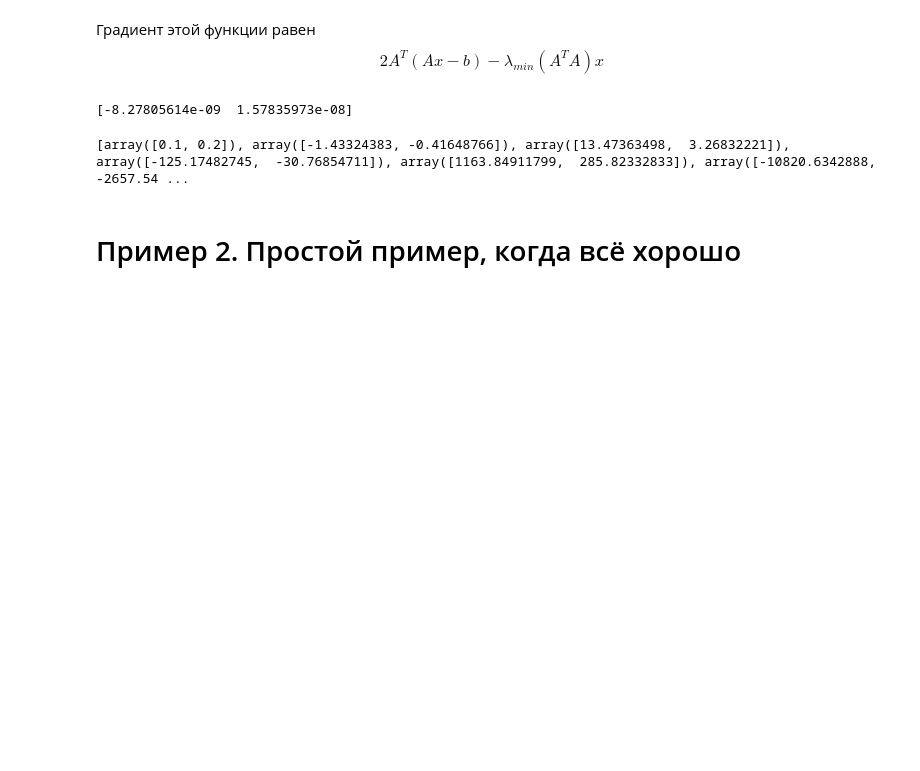
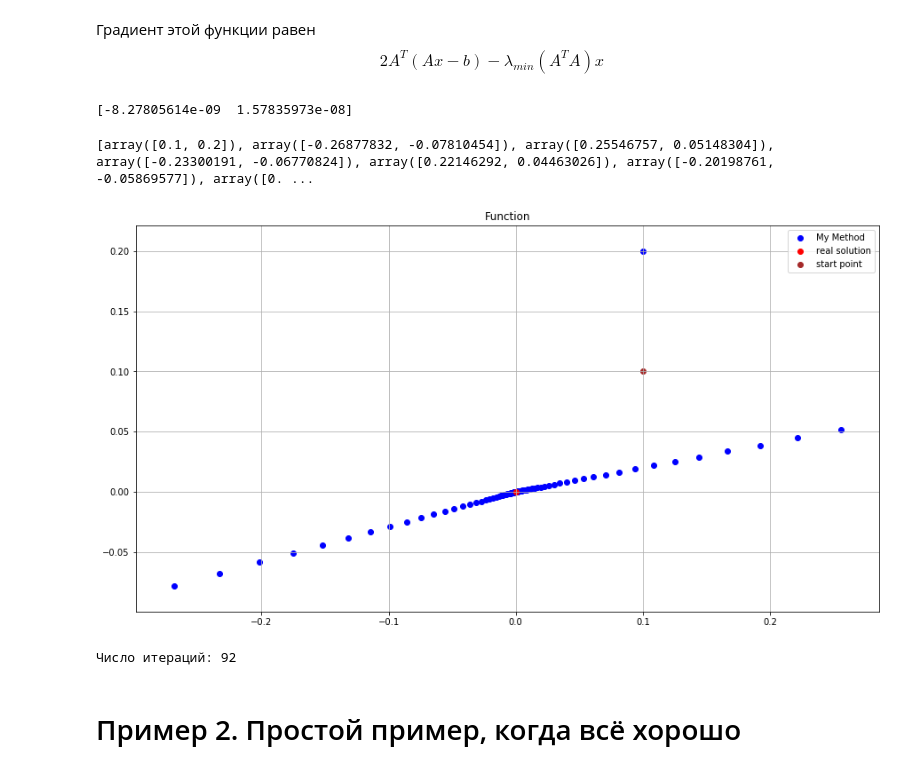
Before and after one commit to TimurIbr/Some-optimization-methods, a Jupyter notebook: Metod_dvoystvennykh_usredneniy.ipynb, the cells around one changed output. Cells and saved outputs as stored; diff of their text form; code cells hidden in the pictures; blank space fills up the shorter version.

```diff
--- a/Metod_dvoystvennykh_usredneniy.ipynb
+++ b/Metod_dvoystvennykh_usredneniy.ipynb
@@ -37,7 +37,9 @@ def DoDual (gradient, eps, step, x_start):
 #Определим функцию шага h_i = 1/k
 
 def step(i):
-    return 0.05
+    eig, v = np.linalg.eig (A.transpose() @ A) #вычисляем собственные числа и векторы квадратной матрицы A^{T} A
+    e = max (eig) #находим максимальное собственное число матрицы A^{T} A
+    return 1/e
 
 #Если брать шаг 1/k, то решение сходится к неверному ответу
 # %% [markdown]
@@ -83,7 +85,27 @@ x_res = DoDual(gradient, eps , step, np.array([0.1, 0.2]))
 print (x_res)
 #но наше решение уходит в бесконечность и непонятно почему
 # %% [output]
-[array([0.1, 0.2]), array([-1.43324383, -0.41648766]), array([13.47363498,  3.26832221]), array([-125.17482745,  -30.76854711]), array([1163.84911799,  285.82332833]), array([-10820.6342888,  -2657.54 ...
+[array([0.1, 0.2]), array([-0.26877832, -0.07810454]), array([0.25546757, 0.05148304]), array([-0.23300191, -0.06770824]), array([0.22146292, 0.04463026]), array([-0.20198761, -0.05869577]), array([0. ...
+# %%
+a = []
+b = []
+for x in x_res:
+    a = np.append (a, x[0])
+    b = np.append (b, x[1])
+fig, ax = plt.subplots(figsize=[15, 8])
+
+plt.scatter(a, b, color = "blue", label = "My Method")
+plt.scatter(0.0, 0.0, label = "real solution", color = "red")
+plt.scatter(x_start[0], x_start[1], label = "start point", color = "brown")
+plt.title("Function")
+plt.legend(loc = 'best')
+ax.grid('True')
+plt.show()
+
+print ('Число итераций:', len(x_res))
+# %% [output]
+[figure, added]
+Число итераций: 92
 # %% [markdown]
 # Пример 2. Простой пример, когда всё хорошо
 # %% [markdown]
```
Also changed, not shown: parts of 1 cell of this notebook.
